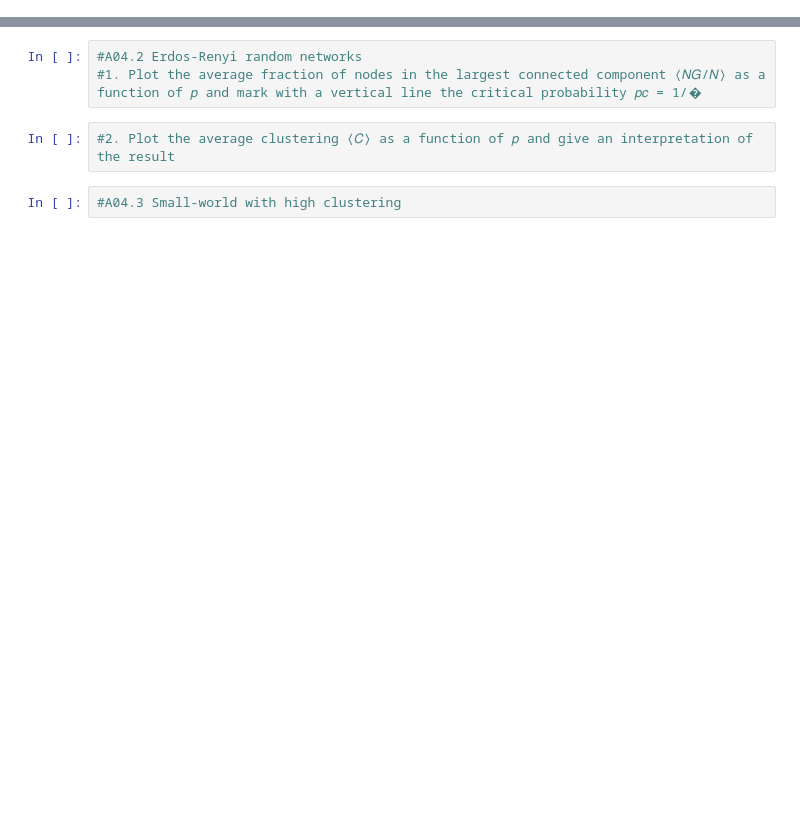
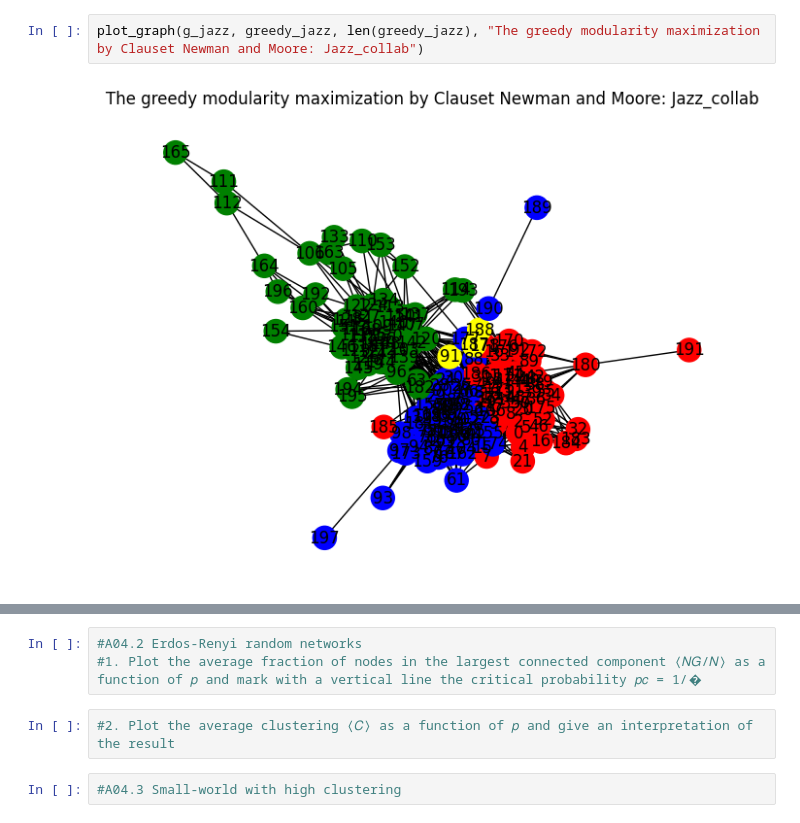
Before and after one commit to huyim/Netsci, a Jupyter notebook: Assi4/Hu_Yiming_EX4.ipynb, the cells around one changed output, grey strips where cells are left out. Cells and saved outputs as stored; diff of their text form; blank space fills up the shorter version.

```diff
--- a/Assi4/Hu_Yiming_EX4.ipynb
+++ b/Assi4/Hu_Yiming_EX4.ipynb
@@ -11,0 +54,4 @@ g_karate = nx.read_gml("data/graph_karate.gml")
+# %%
+plot_graph(g_jazz, greedy_jazz, len(greedy_jazz), "The greedy modularity maximization by Clauset Newman and Moore: Jazz_collab")
+# %% [output]
+[figure, added]
```
Also changed, not shown: parts of 7 cells of this notebook, 1 other file.
